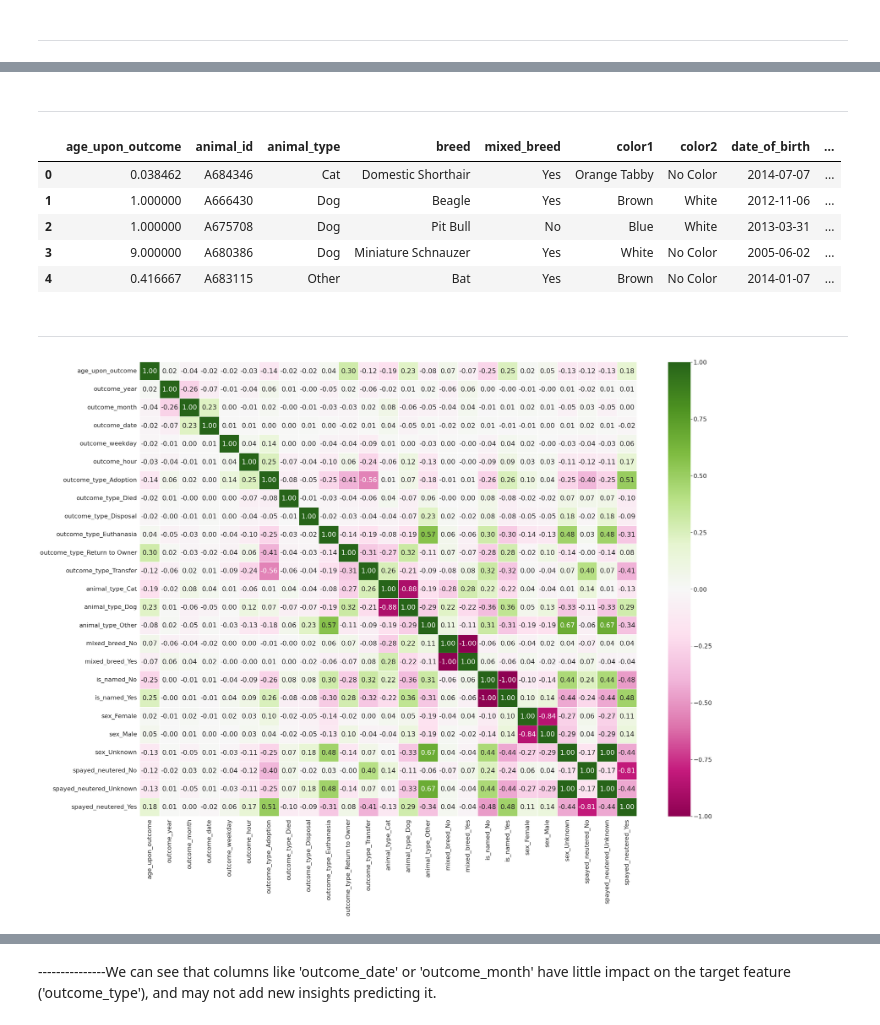
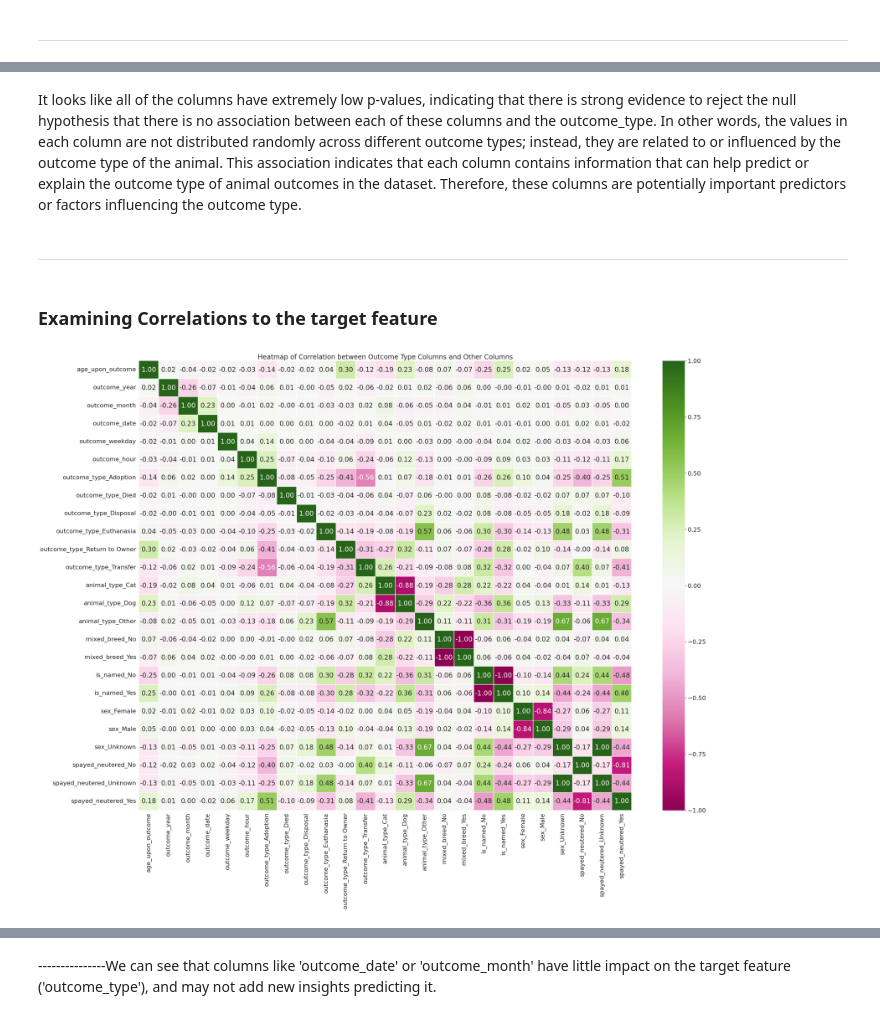
Before and after one commit to Darmendel/TDS-project, a Jupyter notebook: Final Pipeline.ipynb, the cells around one changed output, grey strips where cells are left out. Saved outputs shown, nothing was run; the diff lists cells and outputs as text; code cells hidden in the pictures.

```diff
--- a/Final Pipeline.ipynb
+++ b/Final Pipeline.ipynb
@@ -243,15 +234,8 @@ Name: animal_id, dtype: object
 # %% [markdown]
 Retrieving the missing value, updating the 'age_upon_outcome' column with the new value, and filtering out any rows with missing values in the 'age_upon_outcome' column, which are also absent in the df_in_out dataset:
 # %%
-animal_id_age = existing_animal_id_age.iloc[0]
-index_found_age = df_in_out[df_in_out[df_id] == animal_id_age].index[0]
-new_age_upon_outcome = df_in_out.loc[index_found_age, column_name]
-
-# Displing the new value
-print(f"{animal_id_age}: {new_age_upon_outcome}")
-
-# Updating the 'age_upon_outcome' column for the specified animal_id_age
-dtf.loc[dtf['animal_id'] == animal_id_age, column_name] = new_age_upon_outcome
+# Retrieving the missing value and updating the 'age_upon_outcome' column with the new value
+dtf = update_column(dtf, df_in_out, column_name, existing_animal_id_age, df_id)
 
 # Geting all 'animal_id' of rows with None values in the 'age_upon_outcome' column
 missing_animal_ids_age = get_missing_animal_ids(dtf, column_name)
@@ -553,3 +549,6 @@ print_animal_count(dtf, 'outcome_type')
+# %%
+# Removing all rows where 'outcome_subtype' is 'Barn'
+dtf = dtf[dtf['outcome_subtype'] != 'Barn']
 # %% [markdown]
 ***
 # %% [markdown]
@@ -785,14 +791,7 @@ plt.show()
+# %% [markdown]
+It looks like all of the columns have extremely low p-values, indicating that there is strong evidence to reject the null hypothesis that there is no association between each of these columns and the outcome_type. In other words, the values in each column are not distributed randomly across different outcome types; instead, they are related to or influenced by the outcome type of the animal. This association indicates that each column contains information that can help predict or explain the outcome type of animal outcomes in the dataset. Therefore, these columns are potentially important predictors or factors influencing the outcome type.
 # %% [markdown]
 ***
-# %%
-dtf.head()
-# %% [output]
-|  | age_upon_outcome | animal_id | animal_type | breed | mixed_breed | color1 | color2 | date_of_birth | ... |
-| 0 | 0.038462 | A684346 | Cat | Domestic Shorthair | Yes | Orange Tabby | No Color | 2014-07-07 | ... |
-| 1 | 1.000000 | A666430 | Dog | Beagle | Yes | Brown | White | 2012-11-06 | ... |
-| 2 | 1.000000 | A675708 | Dog | Pit Bull | No | Blue | White | 2013-03-31 | ... |
-| 3 | 9.000000 | A680386 | Dog | Miniature Schnauzer | Yes | White | No Color | 2005-06-02 | ... |
-| 4 | 0.416667 | A683115 | Other | Bat | Yes | Brown | No Color | 2014-01-07 | ... |
-# %% [markdown]
-***
+# %% [markdown]
+### Examining Correlations to the target feature
 # %%
@@ -802,13 +805,13 @@ dtf_encoded = pd.get_dummies(dtf, columns=columns_to_encode, prefix=columns_to_e
 outcome_type_columns = [col for col in dtf_encoded.columns if 'outcome_type' in col]
 # %%
-# Correlation matrix
+# Computing the correlation matrix
 dtf_corr = dtf_encoded.corr(method="pearson")
 
-# Create a heatmap using seaborn
-fig, ax = plt.subplots(figsize=(40,30))
+# Plotting the heatmap
+plt.subplots(figsize=(40,30))
 sns.set(font_scale=2)
-sns.heatmap(dtf_corr, annot=True, fmt='.2f', cmap="PiYG", cbar=True, linewidths=0.5, ax=ax)
-plt.xlabel('', fontsize=1)
+sns.heatmap(dtf_corr, vmin=-1, vmax=1, annot=True, fmt='.2f', cmap="PiYG", cbar=True, linewidths=0.5)
+plt.title('Heatmap of Correlation between Outcome Type Columns and Other Columns')
 plt.show()
 # %% [output]
-[figure, old version]
+[figure, new version]
```
Also changed, not shown: parts of 68 cells of this notebook, 3 other files.
